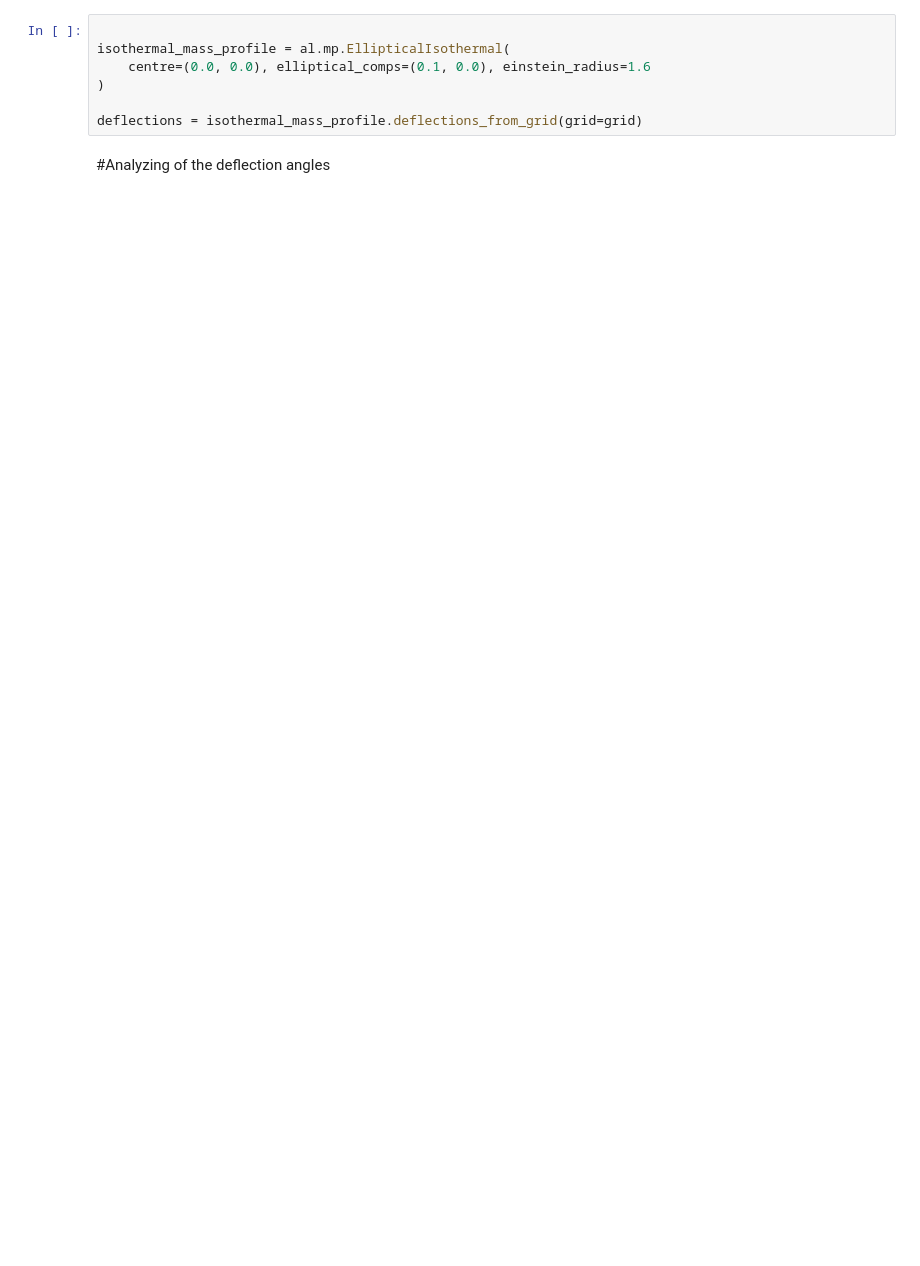
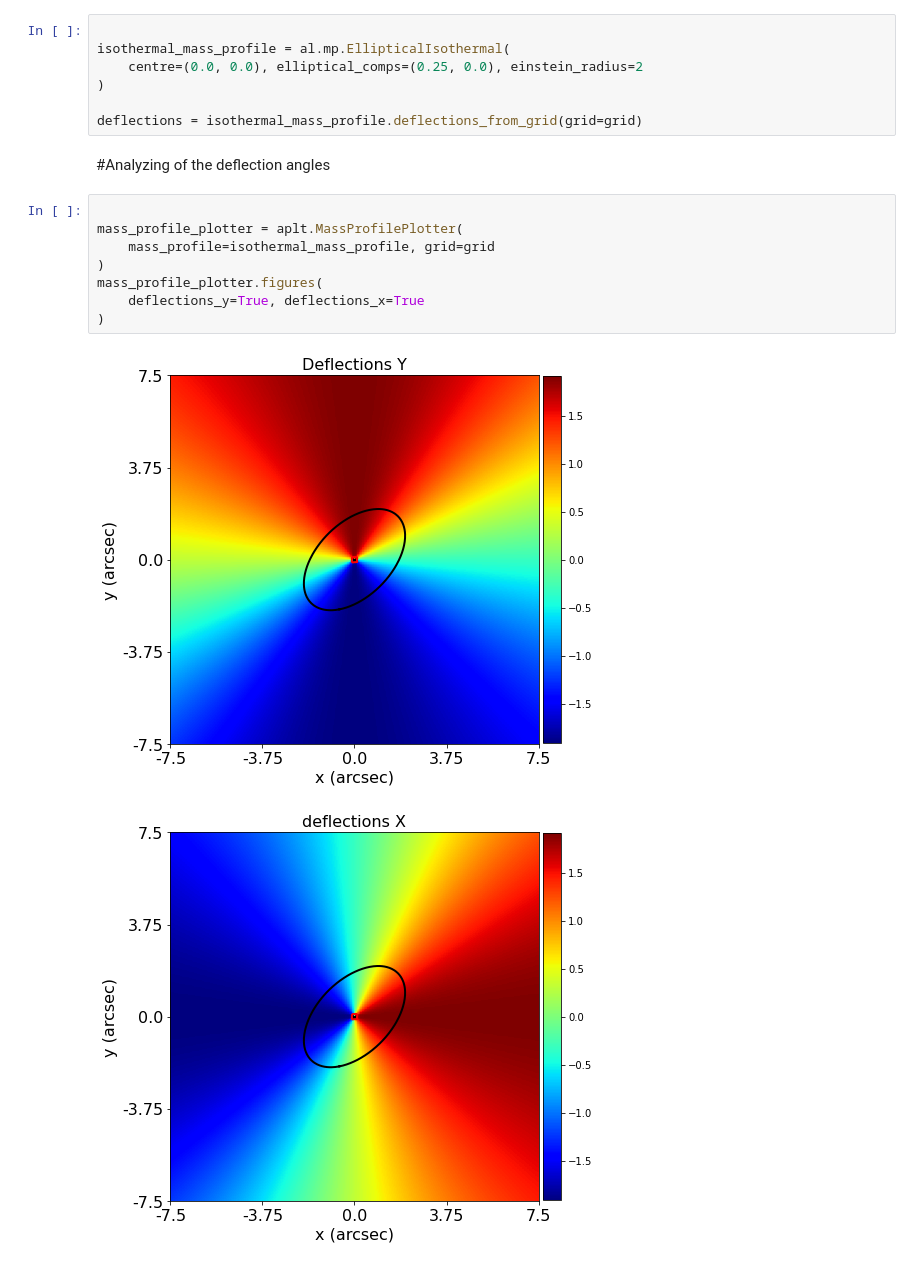
Before and after one commit to gagan3012/gsoc-deeplense-ml, a Jupyter notebook: Test_I_Simulating_Superfluid_Dark_Matter_(DM)_with_PyAutoLens.ipynb, the cells around one changed output. Saved outputs shown, nothing was run; the diff lists cells and outputs as text; blank space fills up the shorter version.

```diff
--- a/Test_I_Simulating_Superfluid_Dark_Matter_(DM)_with_PyAutoLens.ipynb
+++ b/Test_I_Simulating_Superfluid_Dark_Matter_(DM)_with_PyAutoLens.ipynb
@@ -55,9 +55,20 @@ light_profile_plotter.figures(image=True)
 # %%
 
 isothermal_mass_profile = al.mp.EllipticalIsothermal(
-    centre=(0.0, 0.0), elliptical_comps=(0.1, 0.0), einstein_radius=1.6
+    centre=(0.0, 0.0), elliptical_comps=(0.25, 0.0), einstein_radius=2
 )
 
 deflections = isothermal_mass_profile.deflections_from_grid(grid=grid)
 # %% [markdown]
 #Analyzing of the deflection angles
+# %%
+
+mass_profile_plotter = aplt.MassProfilePlotter(
+    mass_profile=isothermal_mass_profile, grid=grid
+)
+mass_profile_plotter.figures(
+    deflections_y=True, deflections_x=True
+)
+# %% [output]
+[figure, added]
+[figure, added]
```
Also changed, not shown: parts of 15 cells of this notebook.
